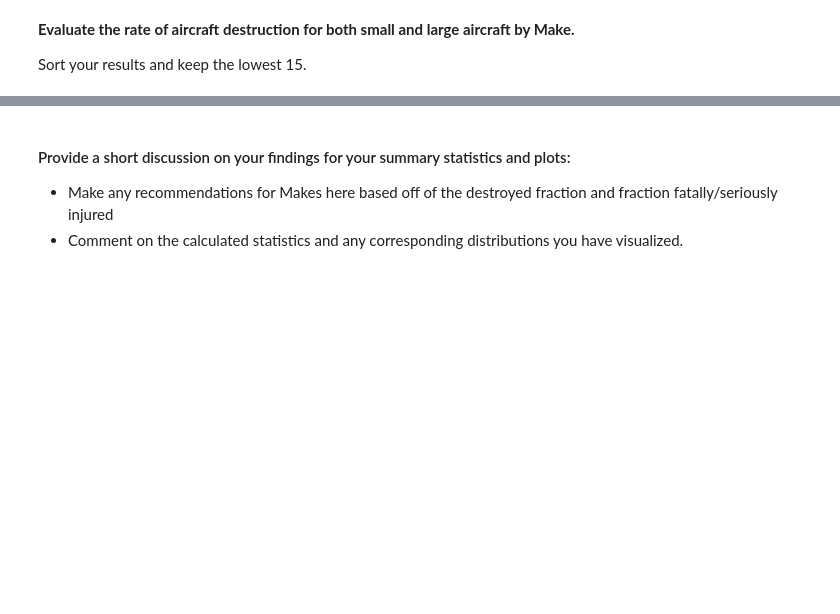
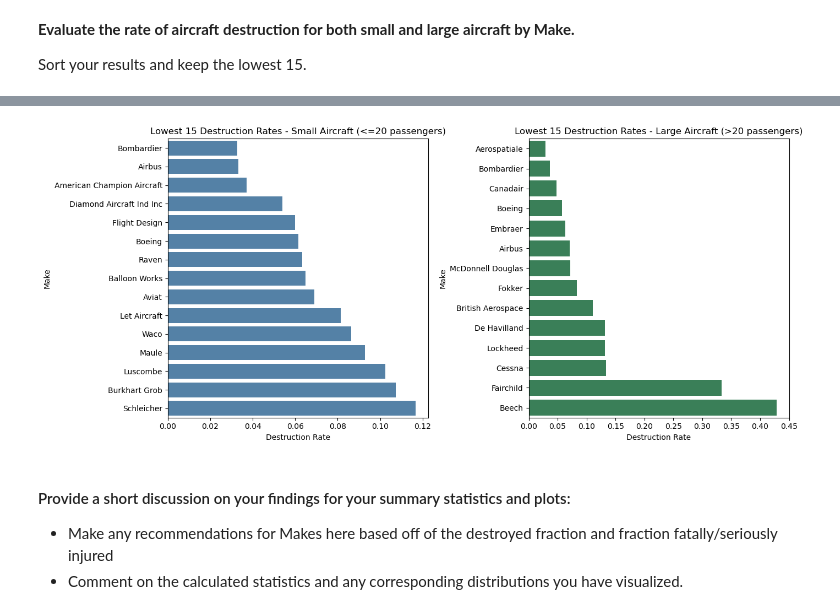
Before and after one commit to alpogi2dmax/dsc-course0-m8-lab, a Jupyter notebook: Aviation_Accidents_Data_Analysis.ipynb, the cells around one changed output, grey strips where cells are left out. Cells and saved outputs as stored; diff of their text form; code cells hidden in the pictures; blank space fills up the shorter version.

```diff
--- a/Aviation_Accidents_Data_Analysis.ipynb
+++ b/Aviation_Accidents_Data_Analysis.ipynb
@@ -142,3 +184,22 @@ Use a stripplot to look at the distribution of the fraction of passengers seriou
 **Evaluate the rate of aircraft destruction for both small and large aircraft by Make.**
 
 Sort your results and keep the lowest 15.
+# %%
+# Summarize destruction rate by Make
+def summarize_destruction_by_make(df, min_accidents=10, top_n=15):
+    summary = (
+        df.groupby('Make')
+            .agg(
+                Num_Accidents=('Make','count'),
+                Destruction_Rate=('destroyed','mean')
+            )
+            .reset_index()
+    )
+    summary = summary[summary['Num_Accidents'] >= min_accidents]
+    summary = summary.sort_values('Destruction_Rate').head(top_n)
+    return summary
+
+small_make_destruction = summarize_destruction_by_make(small_planes)
+large_make_destruction = summarize_destruction_by_make(large_planes)
+
+small_make_destruction, large_make_destruction
@@ -145,3 +224,36 @@ Sort your results and keep the lowest 15.
+# %%
+# Plot side-by-side destruction rate
+
+plt.figure(figsize=(14,6))
+
+# Small planes
+plt.subplot(1,2,1)
+sns.barplot(
+    data=small_make_destruction,
+    x='Destruction_Rate',
+    y='Make',
+    color='steelblue'
+)
+plt.title('Lowest 15 Destruction Rates - Small Aircraft (<=20 passengers)')
+plt.xlabel('Destruction Rate')
+plt.ylabel('Make')
+
+# Large planes
+plt.subplot(1,2,2)
+sns.barplot(
+    data=large_make_destruction,
+    x='Destruction_Rate',
+    y='Make',
+    color='seagreen'
+)
+plt.title('Lowest 15 Destruction Rates - Large Aircraft (>20 passengers)')
+plt.xlabel('Destruction Rate')
+plt.ylabel('Make')
+
+plt.tight_layout()
+plt.show()
+# %% [output]
+[figure, added]
 # %% [markdown]
 #### Provide a short discussion on your findings for your summary statistics and plots:
 - Make any recommendations for Makes here based off of the destroyed fraction and fraction fatally/seriously injured
```
Also changed, not shown: parts of 7 cells of this notebook.
